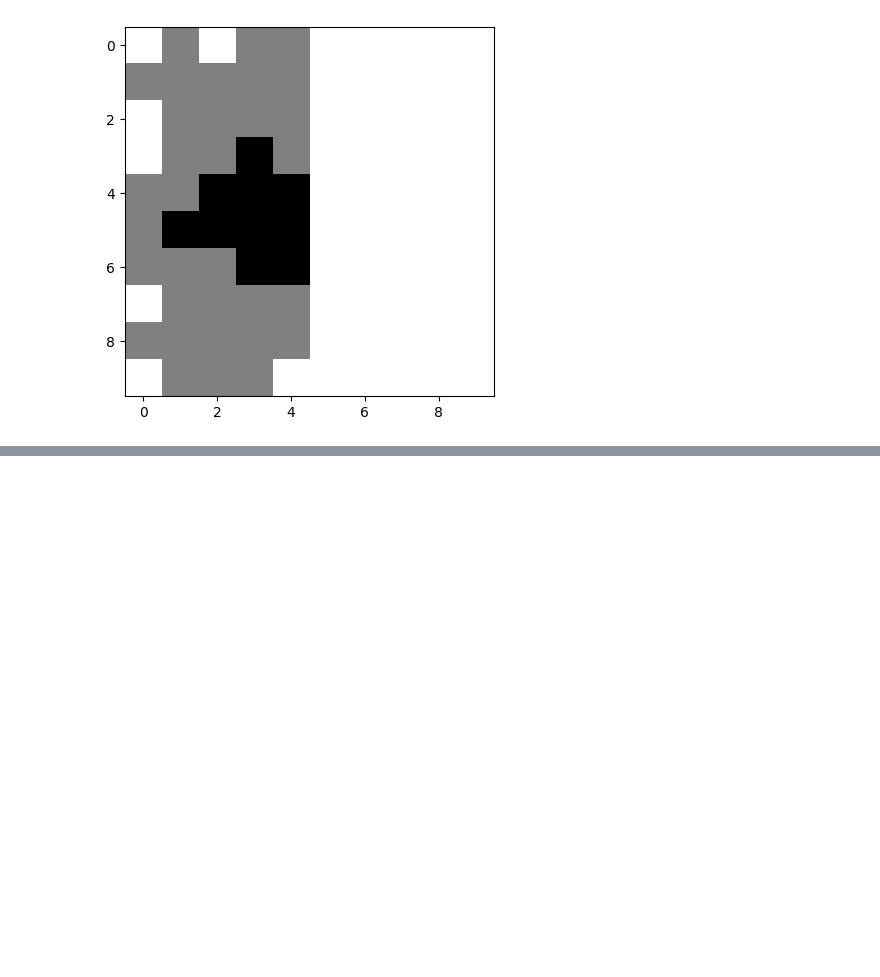
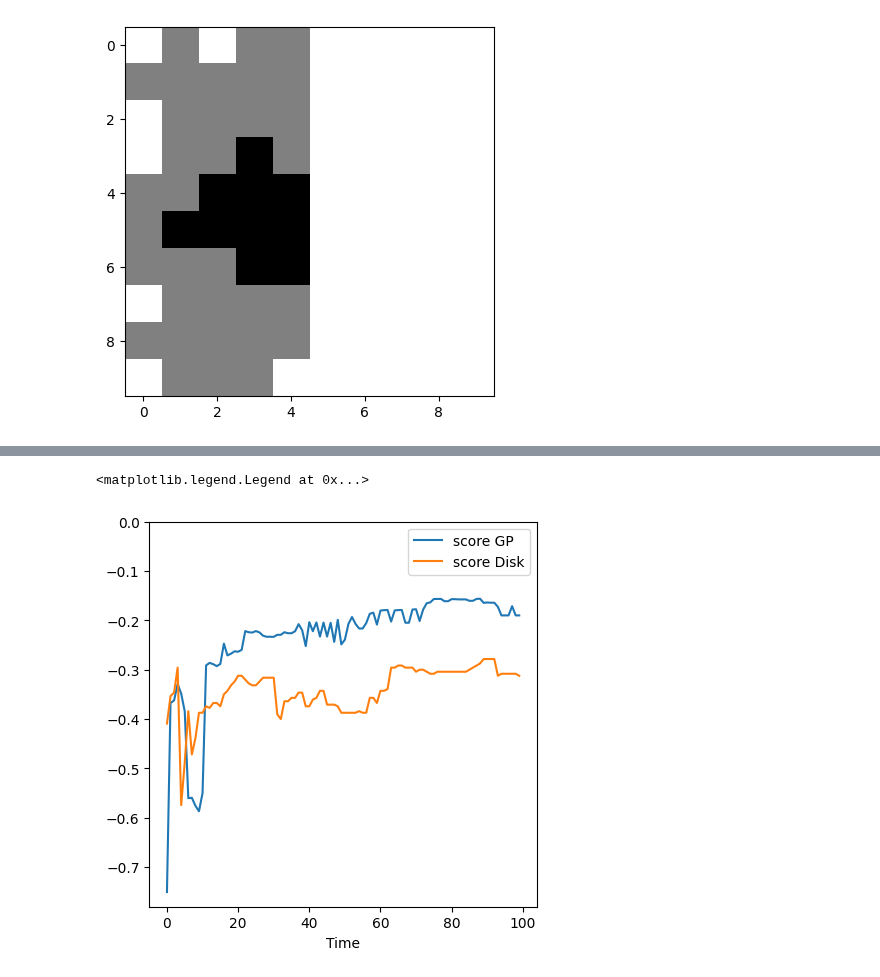
Before and after one commit to lboloni/WaterberryFarms, a Jupyter notebook: notebooks/IM-experiments.ipynb, the cells around one changed output, grey strips where cells are left out. Cells and saved outputs as stored; diff of their text form; code cells hidden in the pictures; blank space fills up the shorter version.

Commit message:
Added techniques to visualize the estimation errors and the scores.

```diff
--- a/notebooks/IM-experiments.ipynb
+++ b/notebooks/IM-experiments.ipynb
@@ -144,0 +125,35 @@ Score_rmse = -0.30413812651491096
+# %%
+def estimate_with_GP(env, observations):
+    im = GaussianProcessScalarFieldIM(env.width, env.height)
+    for obs in observations:
+        im.add_observation(obs)
+    im.proceed(1)
+    return im
+
+#    visualize_env_im(env, im)
+#    score_rmse = im_score_rmse(im, env)
+#    print(f"Score_rmse = {score_rmse}")
+# %%
+# generate a series random observations
+observations = []
+ims_gp = []
+ims_disk = []
+scores_gp = []
+scores_disk = []
+for i in range(100):
+    print(i)
+    x = random.randint(0, env.width-1)
+    y = random.randint(0, env.height-1)
+    value = env.value[x,y]
+    obs = {"x": x, "y": y, "value": value}
+    observations.append(obs)
+    # estimate with disk and score it
+    im_disk = estimate_with_disk(env, observations)
+    ims_disk.append(im_disk)
+    score_disk = im_score_rmse(im_disk, env)
+    scores_disk.append(score_disk)
+    # estimate with GP and score it
+    im_gp = estimate_with_GP(env, observations)
+    ims_gp.append(im_gp)
+    score_gp = im_score_rmse(im_gp, env)
+    scores_gp.append(score_gp)
@@ -144,0 +199,11 @@ Score_rmse = -0.30413812651491096
+# %%
+# plot the results
+fig, ax = plt.subplots(1, figsize=(5,5))
+ax.plot(scores_gp, label="score GP")
+ax.plot(scores_disk, label="score Disk")
+ax.set_ylim(top=0)
+ax.set_xlabel("Time")
+ax.legend()
+# %% [output]
+<matplotlib.legend.Legend at 0x...>
+[figure, added]
```
Also changed, not shown: parts of 9 cells of this notebook, 2 other files.
